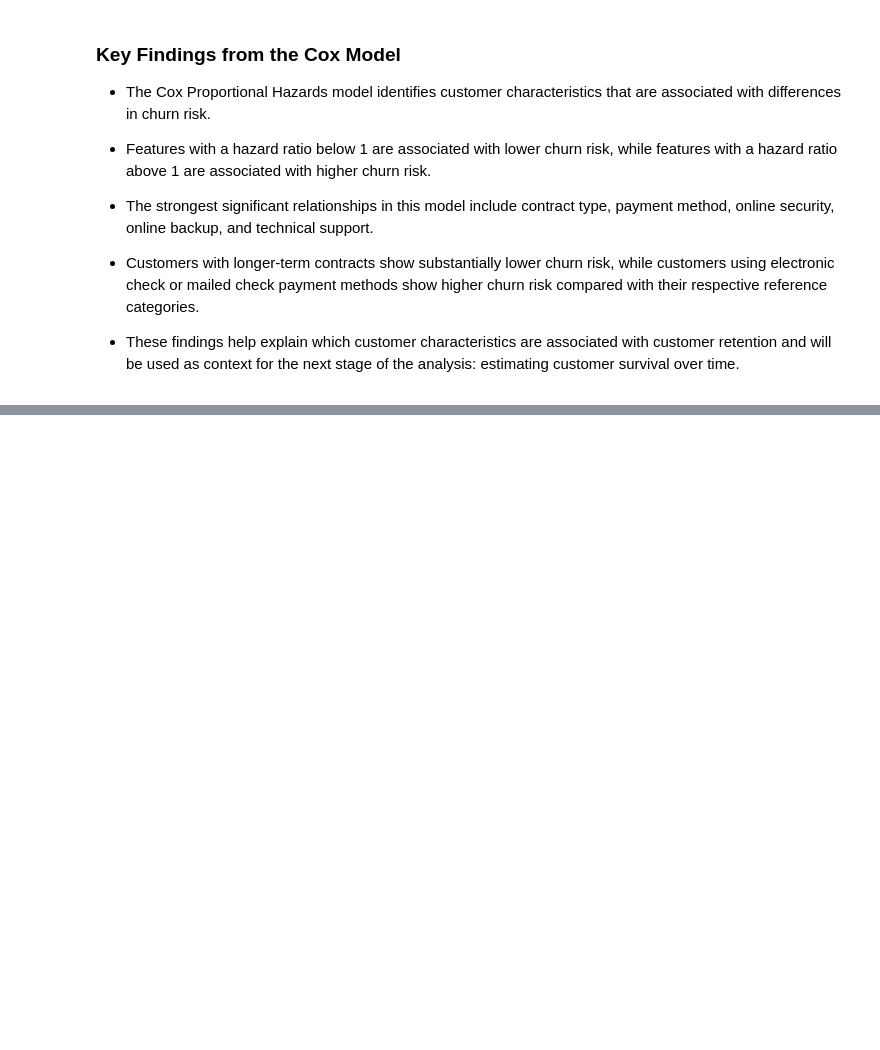
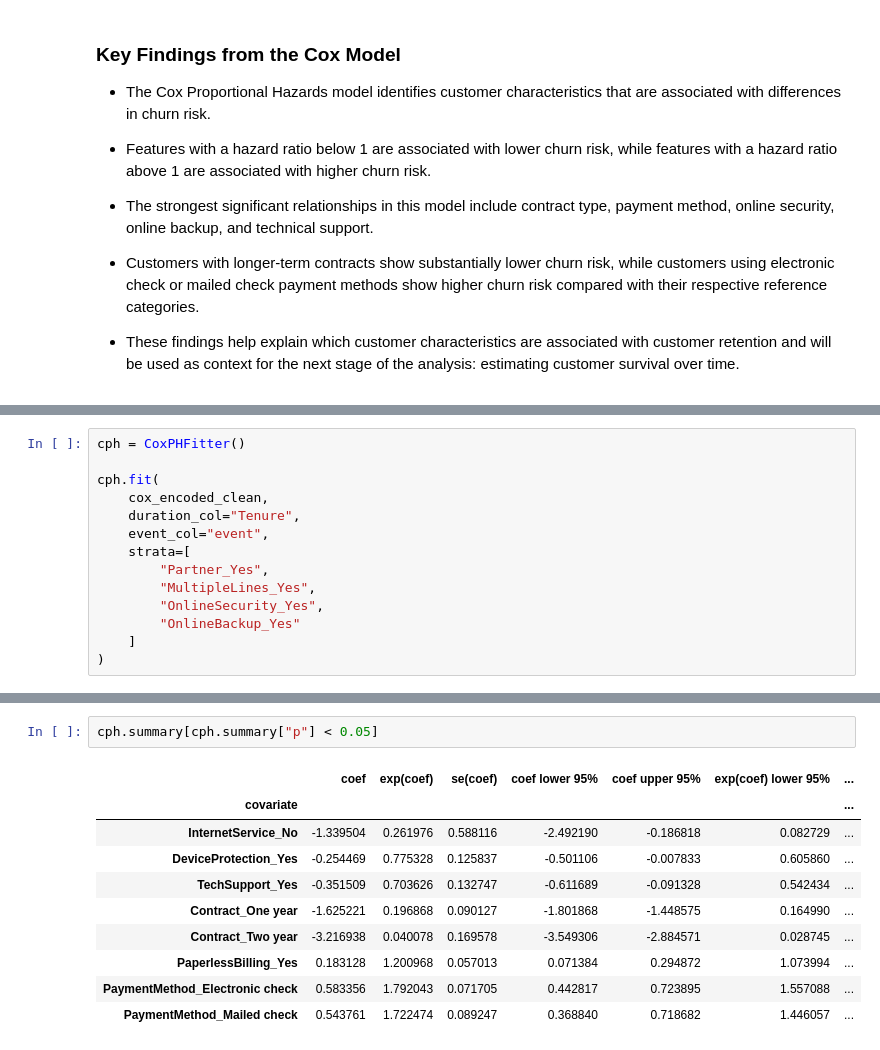
Before and after one commit to AbhijithAJ3/customer-churn-ltv, a Jupyter notebook: notebooks/04_ltv_modeling.ipynb, the cells around one changed output, grey strips where cells are left out. Drawn from its saved outputs; the diff is of its cells as text; blank space fills up the shorter version.

```diff
--- a/notebooks/04_ltv_modeling.ipynb
+++ b/notebooks/04_ltv_modeling.ipynb
@@ -396,0 +510,14 @@ next stage of the analysis: estimating customer survival over time.
+# %%
+cph = CoxPHFitter()
+
+cph.fit(
+    cox_encoded_clean,
+    duration_col="Tenure",
+    event_col="event",
+    strata=[
+        "Partner_Yes",
+        "MultipleLines_Yes",
+        "OnlineSecurity_Yes",
+        "OnlineBackup_Yes"
+    ]
+)
@@ -396,0 +567,13 @@ next stage of the analysis: estimating customer survival over time.
+# %%
+cph.summary[cph.summary["p"] < 0.05]
+# %% [output]
+|  | coef | exp(coef) | se(coef) | coef lower 95% | coef upper 95% | exp(coef) lower 95% | ... |
+| covariate |  |  |  |  |  |  | ... |
+| InternetService_No | -1.339504 | 0.261976 | 0.588116 | -2.492190 | -0.186818 | 0.082729 | ... |
+| DeviceProtection_Yes | -0.254469 | 0.775328 | 0.125837 | -0.501106 | -0.007833 | 0.605860 | ... |
+| TechSupport_Yes | -0.351509 | 0.703626 | 0.132747 | -0.611689 | -0.091328 | 0.542434 | ... |
+| Contract_One year | -1.625221 | 0.196868 | 0.090127 | -1.801868 | -1.448575 | 0.164990 | ... |
+| Contract_Two year | -3.216938 | 0.040078 | 0.169578 | -3.549306 | -2.884571 | 0.028745 | ... |
+| PaperlessBilling_Yes | 0.183128 | 1.200968 | 0.057013 | 0.071384 | 0.294872 | 1.073994 | ... |
+| PaymentMethod_Electronic check | 0.583356 | 1.792043 | 0.071705 | 0.442817 | 0.723895 | 1.557088 | ... |
+| PaymentMethod_Mailed check | 0.543761 | 1.722474 | 0.089247 | 0.368840 | 0.718682 | 1.446057 | ... |
```
Also changed, not shown: parts of 21 cells of this notebook.
